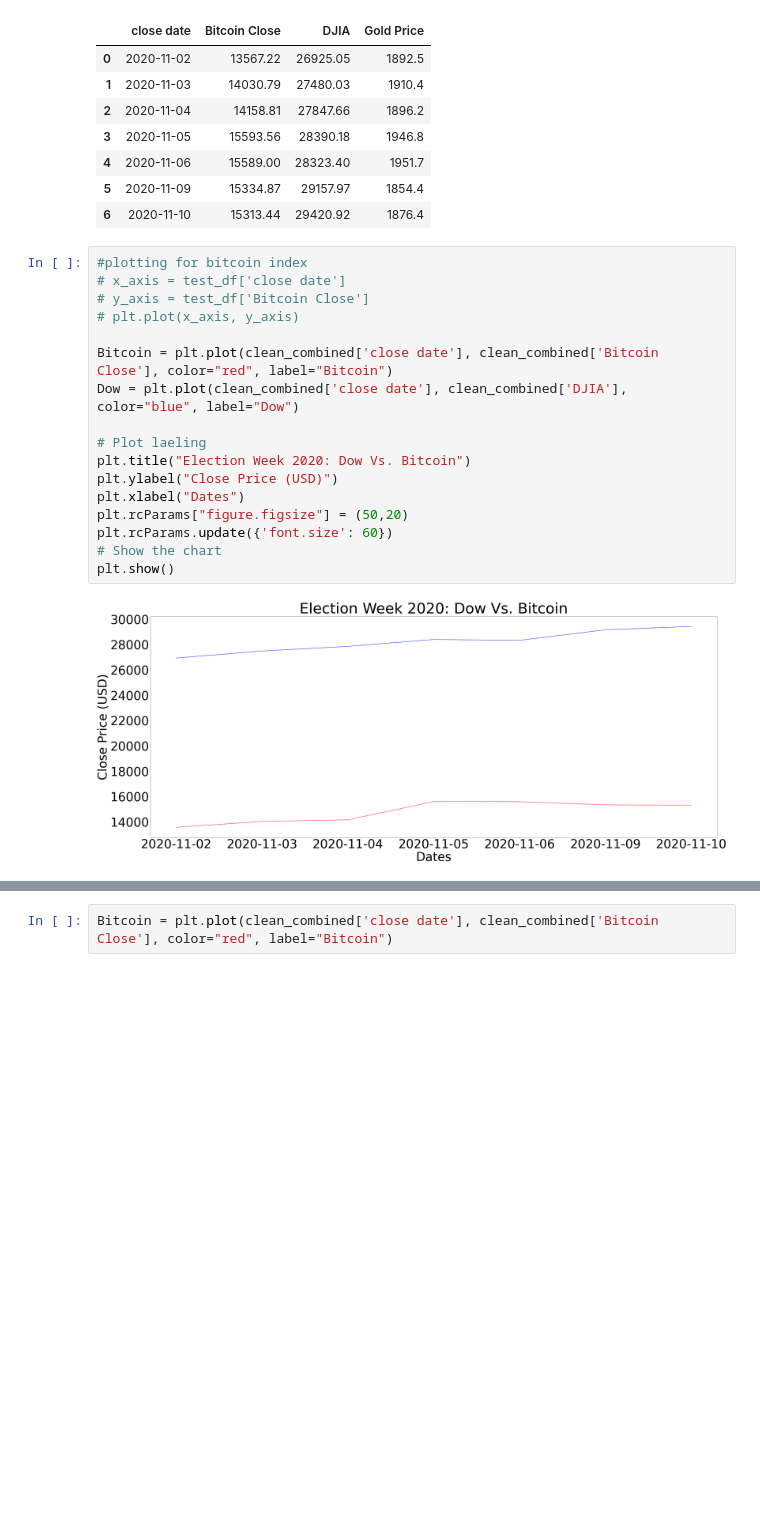
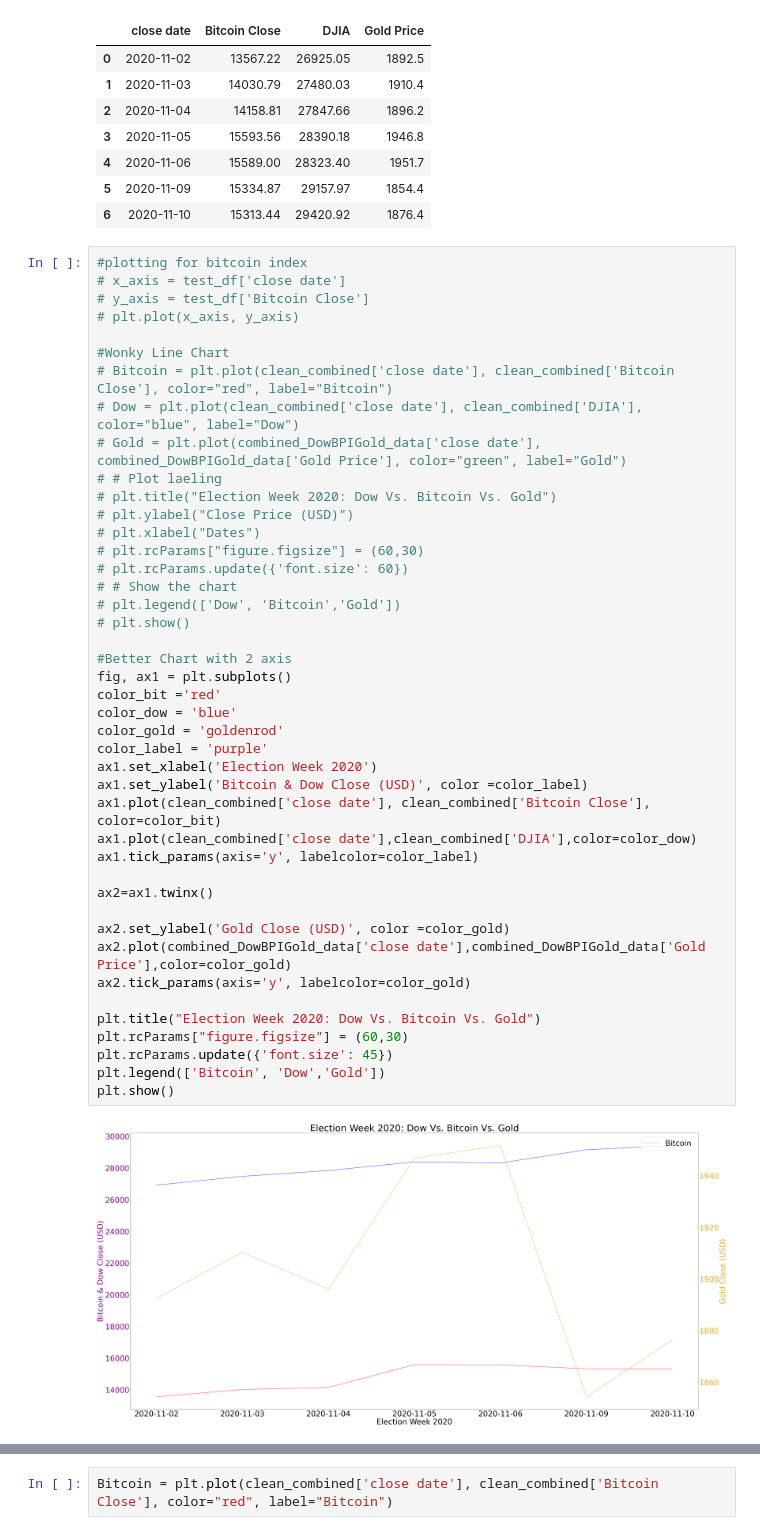
Before and after one commit to darrenr10/Project_1, a Jupyter notebook: Ryan_Work.ipynb, the cells around one changed output, grey strips where cells are left out. Saved outputs shown, nothing was run; the diff lists cells and outputs as text; blank space fills up the shorter version.

Commit message:
made chart with 2 axis for Gold bit&Dow

```diff
--- a/Ryan_Work.ipynb
+++ b/Ryan_Work.ipynb
@@ -85,22 +85,48 @@ combined_DowBPIGold_data
 # %%
 #plotting for bitcoin index
 # x_axis = test_df['close date']
 # y_axis = test_df['Bitcoin Close']
 # plt.plot(x_axis, y_axis)
 
-Bitcoin = plt.plot(clean_combined['close date'], clean_combined['Bitcoin Close'], color="red", label="Bitcoin")
-Dow = plt.plot(clean_combined['close date'], clean_combined['DJIA'], color="blue", label="Dow")
+#Wonky Line Chart
+# Bitcoin = plt.plot(clean_combined['close date'], clean_combined['Bitcoin Close'], color="red", label="Bitcoin")
+# Dow = plt.plot(clean_combined['close date'], clean_combined['DJIA'], color="blue", label="Dow")
+# Gold = plt.plot(combined_DowBPIGold_data['close date'], combined_DowBPIGold_data['Gold Price'], color="green", label="Gold")
+# # Plot laeling
+# plt.title("Election Week 2020: Dow Vs. Bitcoin Vs. Gold")
+# plt.ylabel("Close Price (USD)")
+# plt.xlabel("Dates")
+# plt.rcParams["figure.figsize"] = (60,30)
+# plt.rcParams.update({'font.size': 60})
+# # Show the chart
+# plt.legend(['Dow', 'Bitcoin','Gold'])
+# plt.show()
 
-# Plot laeling
-plt.title("Election Week 2020: Dow Vs. Bitcoin")
-plt.ylabel("Close Price (USD)")
-plt.xlabel("Dates")
-plt.rcParams["figure.figsize"] = (50,20)
-plt.rcParams.update({'font.size': 60})
-# Show the chart
+#Better Chart with 2 axis
+fig, ax1 = plt.subplots()
+color_bit ='red'
+color_dow = 'blue'
+color_gold = 'goldenrod'
+color_label = 'purple'
+ax1.set_xlabel('Election Week 2020')
+ax1.set_ylabel('Bitcoin & Dow Close (USD)', color =color_label)
+ax1.plot(clean_combined['close date'], clean_combined['Bitcoin Close'], color=color_bit)
+ax1.plot(clean_combined['close date'],clean_combined['DJIA'],color=color_dow)
+ax1.tick_params(axis='y', labelcolor=color_label)
+
+ax2=ax1.twinx()
+
+ax2.set_ylabel('Gold Close (USD)', color =color_gold)
+ax2.plot(combined_DowBPIGold_data['close date'],combined_DowBPIGold_data['Gold Price'],color=color_gold)
+ax2.tick_params(axis='y', labelcolor=color_gold)
+
+plt.title("Election Week 2020: Dow Vs. Bitcoin Vs. Gold")
+plt.rcParams["figure.figsize"] = (60,30)
+plt.rcParams.update({'font.size': 45})
+plt.legend(['Bitcoin', 'Dow','Gold'])
 plt.show()
 # %% [output]
-[figure, old version]
+[figure, new version]
 # %%
 Gold = plt.plot(combined_DowBPIGold_data['close date'], combined_DowBPIGold_data['Gold Price'], color="green", label="Gold")
 # %% [output]
```
Also changed, not shown: parts of 1 cell of this notebook.
